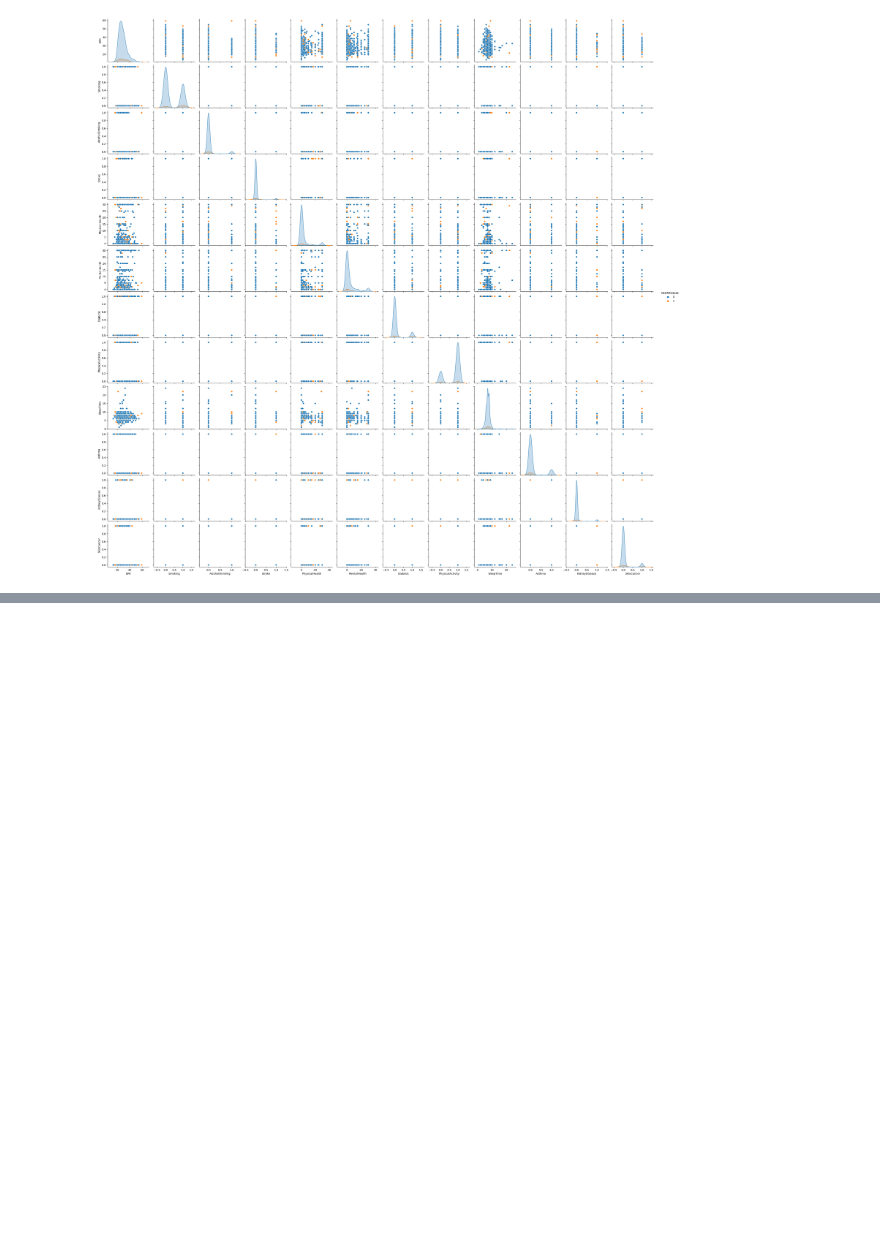
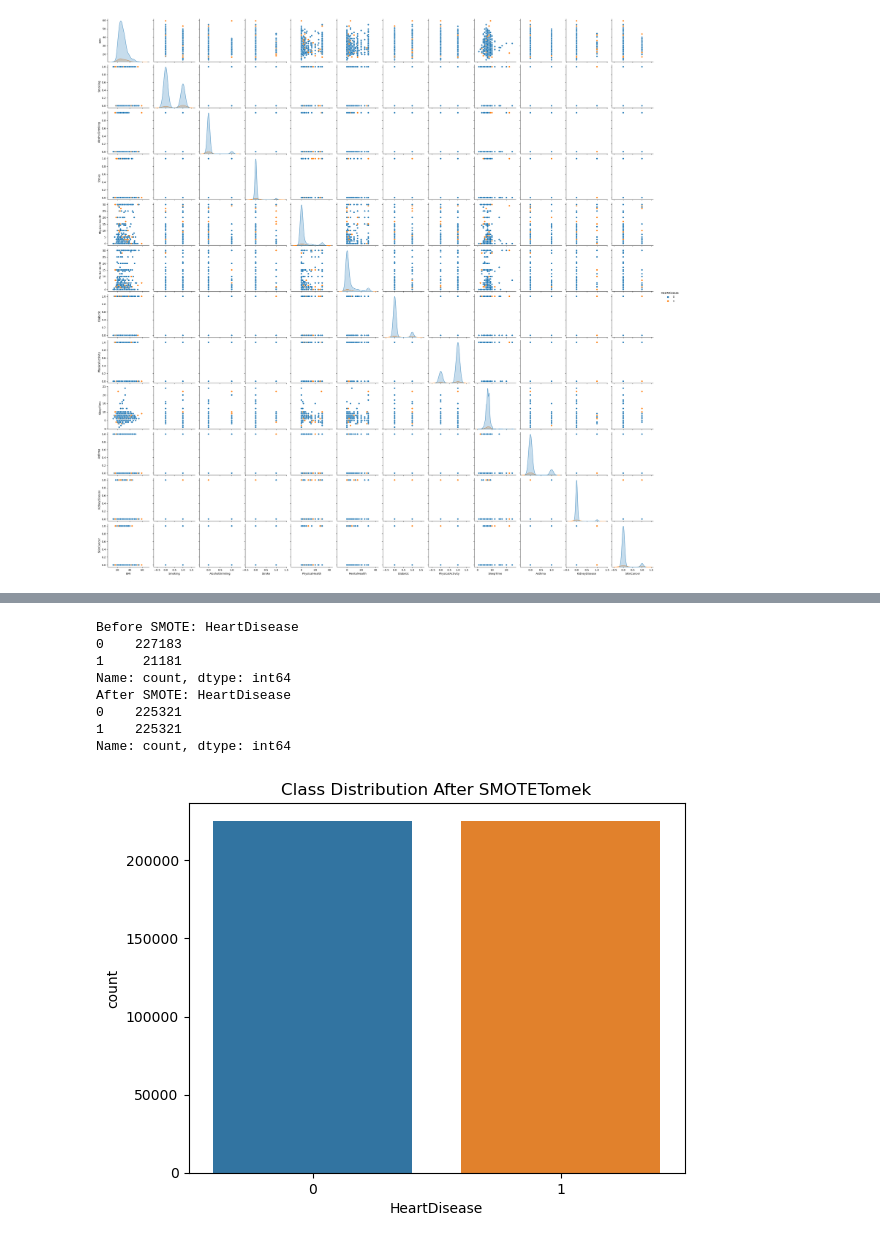
Before and after one commit to 07Codex07/all-algo, a Jupyter notebook: Untitled.ipynb, the cells around one changed output, grey strips where cells are left out. Drawn from its saved outputs; the diff is of its cells as text; code cells hidden in the pictures; blank space fills up the shorter version.

```diff
--- a/Untitled.ipynb
+++ b/Untitled.ipynb
@@ -234,0 +251,12 @@ preprocessor = ColumnTransformer([
+# %%
+X_train, X_test, y_train, y_test = train_test_split(X, y, test_size=0.2, stratify=y, random_state=42)
+# %%
+categorical_cols = ['Sex', 'AgeCategory', 'GenHealth']
+
+preprocessor = ColumnTransformer([
+    ('encoder', OneHotEncoder(drop='first'), categorical_cols)
+], remainder='passthrough')
+
+# Apply preprocessing
+X_train_encoded = preprocessor.fit_transform(X_train)
+X_test_encoded = preprocessor.transform(X_test)
@@ -234,0 +328,5 @@ preprocessor = ColumnTransformer([
+# %%
+from imblearn.combine import SMOTETomek
+
+smt = SMOTETomek(random_state=42)
+X_train_smt, y_train_smt = smt.fit_resample(X_train_encoded, y_train)
@@ -234,0 +340,8 @@ preprocessor = ColumnTransformer([
+# %%
+from sklearn.linear_model import LogisticRegression
+
+# Add class_weight='balanced' if needed
+model = LogisticRegression(max_iter=1000)
+
+# Fit the model on training data
+model.fit(X_train_encoded, y_train)
@@ -234,0 +380,25 @@ preprocessor = ColumnTransformer([
+# %%
+import pandas as pd
+import seaborn as sns
+import matplotlib.pyplot as plt
+
+# Before SMOTE
+print("Before SMOTE:", pd.Series(y_train).value_counts())
+
+# After SMOTE
+print("After SMOTE:", pd.Series(y_train_smt).value_counts())
+
+# Optional: visualize
+sns.countplot(x=y_train_smt)
+plt.title("Class Distribution After SMOTETomek")
+plt.show()
+# %% [output]
+Before SMOTE: HeartDisease
+0    227183
+1     21181
+Name: count, dtype: int64
+After SMOTE: HeartDisease
+0    225321
+1    225321
+Name: count, dtype: int64
+[figure, added]
```
Also changed, not shown: parts of 22 cells of this notebook.
